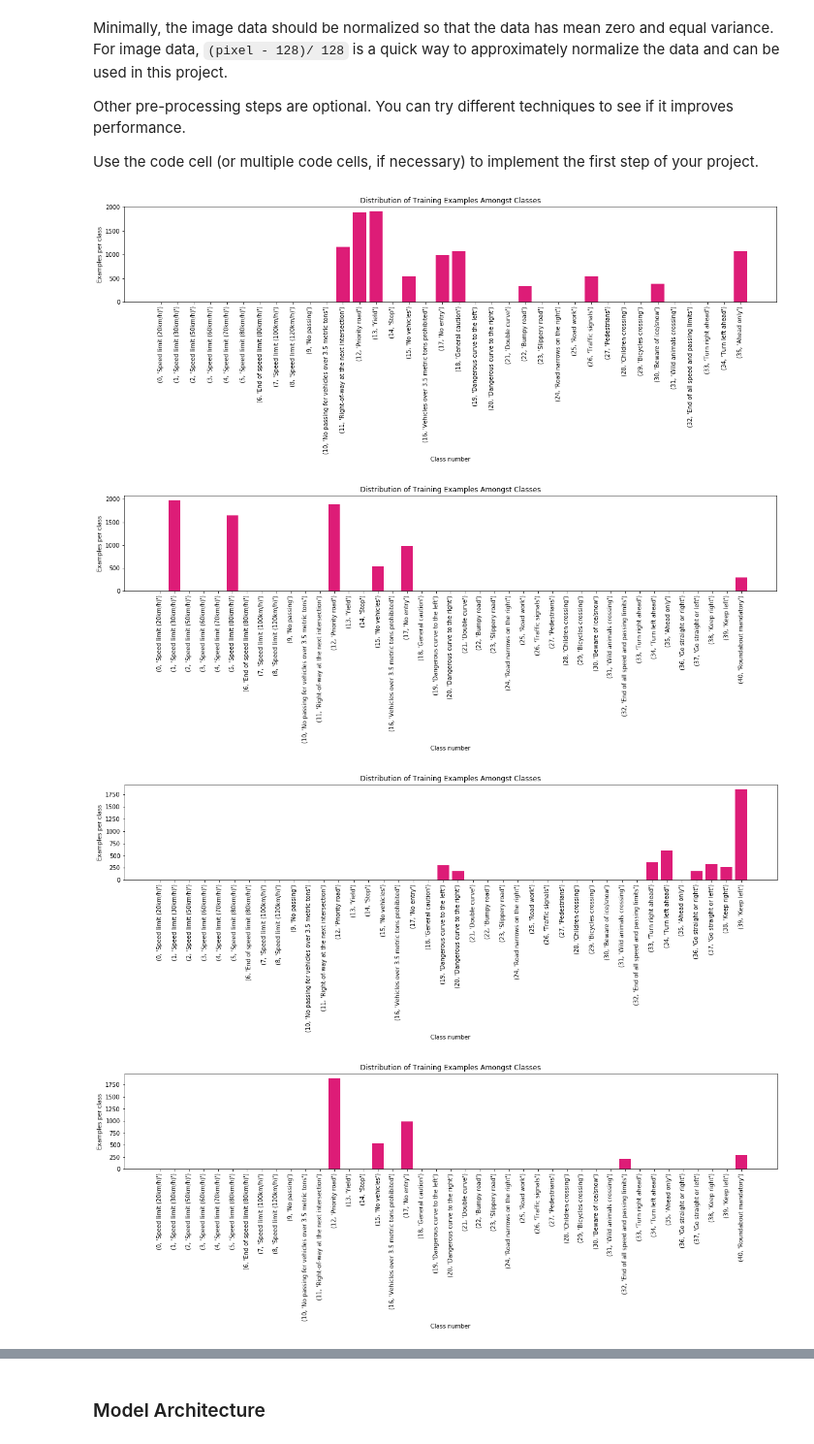
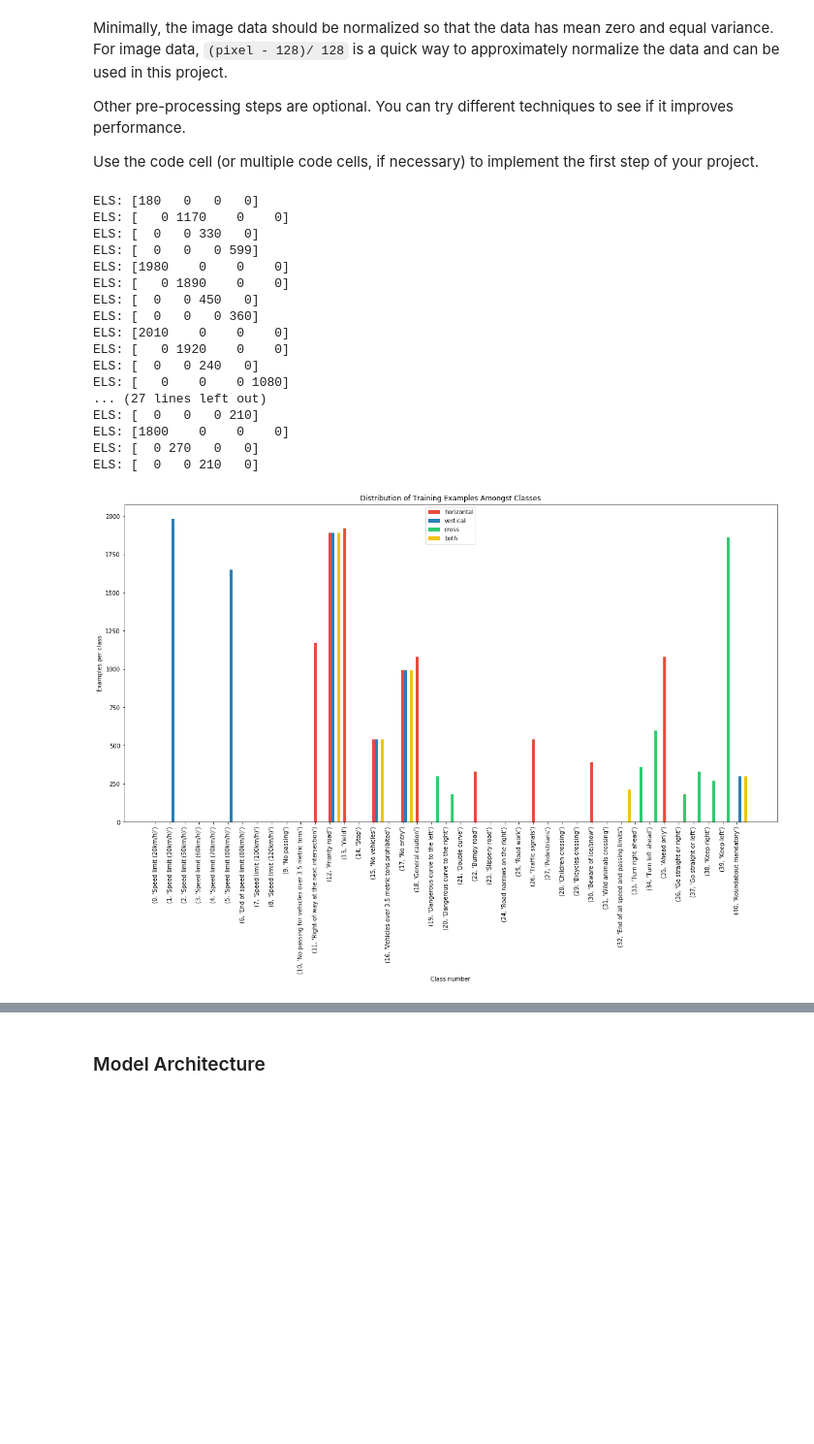
Before and after one commit to dmytronasyrov/CarND-Traffic-Sign-Classifier-Project, a Jupyter notebook: Traffic_Sign_Classifier.ipynb, the cells around one changed output, grey strips where cells are left out. Shown at 97% size. Drawn from its saved outputs; the diff is of its cells as text; code cells hidden in the pictures; blank space fills up the shorter version.

```diff
--- a/Traffic_Sign_Classifier.ipynb
+++ b/Traffic_Sign_Classifier.ipynb
@@ -301,19 +326,19 @@ Use the code cell (or multiple code cells, if necessary) to implement the first
 # %%
 def cross_flip(classes_to_flip, X, y):
     X_flipped = np.empty([0, X.shape[1], X.shape[2], X.shape[3]], dtype = image_dtype)
-    y_flipped = np.empty([0], dtype = np.int16)
+    y_flipped = np.empty([0], dtype=np.uint16)
 
     for c in classes_to_flip[:, 0]:
         flip_class = classes_to_flip[classes_to_flip[:, 0] == c][0][1]
         flipped = X[y == flip_class][:, :, ::-1, :]
         X_flipped = np.append(X_flipped, flipped, axis=0)
-        y_flipped = np.append(y_flipped, np.full((X_flipped.shape[0] - y_flipped.shape[0]), c, dtype = np.int16))
+        y_flipped = np.append(y_flipped, np.full((X_flipped.shape[0] - y_flipped.shape[0]), c))
 
     return (X_flipped, y_flipped)
 
 def flip_images(classes_to_flip, X, y, flip_type):
     X_flipped = np.empty([0, X.shape[1], X.shape[2], X.shape[3]], dtype = image_dtype)
-    y_flipped = np.empty([0], dtype = np.int16)
+    y_flipped = np.empty([0], dtype=np.uint16)
 
     for c in classes_to_flip:
         if flip_type == 'horizontal':
@@ -346,18 +371,30 @@ flip_cross = np.array([
 # %%
 X_horiz_flip, y_horiz_flip = flip_images(flip_horizontally, X_train_init, y_train_init, 'horizontal')
 X_vert_flip, y_vert_flip = flip_images(flip_vertically, X_train_init, y_train_init, 'vertical')
 X_cross_flip, y_cross_flip = cross_flip(flip_cross, X_train_init, y_train_init)
 X_both_flip, y_both_flip = flip_images(flip_both, X_train_init, y_train_init, 'both')
 
-display_distribution(y_horiz_flip, titles, height = 3)
-display_distribution(y_vert_flip, titles, height = 3)
-display_distribution(y_cross_flip, titles, height = 3)
-display_distribution(y_both_flip, titles, height = 3)
+bar_titles = ["horizontal", "vertical", "cross", "both"]
+display_distribution([y_horiz_flip, y_vert_flip, y_cross_flip, y_both_flip], titles, height = 10, titles = bar_titles)
 # %% [output]
+ELS: [180   0   0   0]
+ELS: [   0 1170    0    0]
+ELS: [  0   0 330   0]
+ELS: [  0   0   0 599]
+ELS: [1980    0    0    0]
+ELS: [   0 1890    0    0]
+ELS: [  0   0 450   0]
+ELS: [  0   0   0 360]
+ELS: [2010    0    0    0]
+ELS: [   0 1920    0    0]
+ELS: [  0   0 240   0]
+ELS: [   0    0    0 1080]
+... (27 lines left out)
+ELS: [  0   0   0 210]
+ELS: [1800    0    0    0]
+ELS: [  0 270   0   0]
+ELS: [  0   0 210   0]
-[figure, old version]
+[figure, new version]
-[figure, removed]
-[figure, removed]
-[figure, removed]
 # %%
 X_train_extended = np.empty([0, X_train_init.shape[1], X_train_init.shape[2], X_train_init.shape[3]], dtype = image_dtype)
 y_train_extended = np.empty([0], dtype=np.int32)
```
Also changed, not shown: parts of 11 cells of this notebook, 1 other file.
